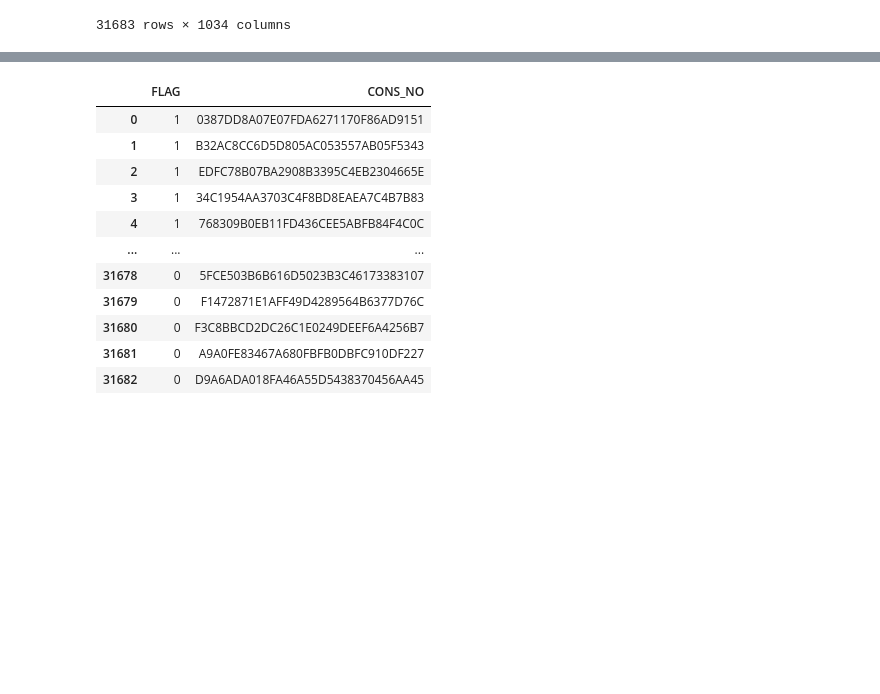
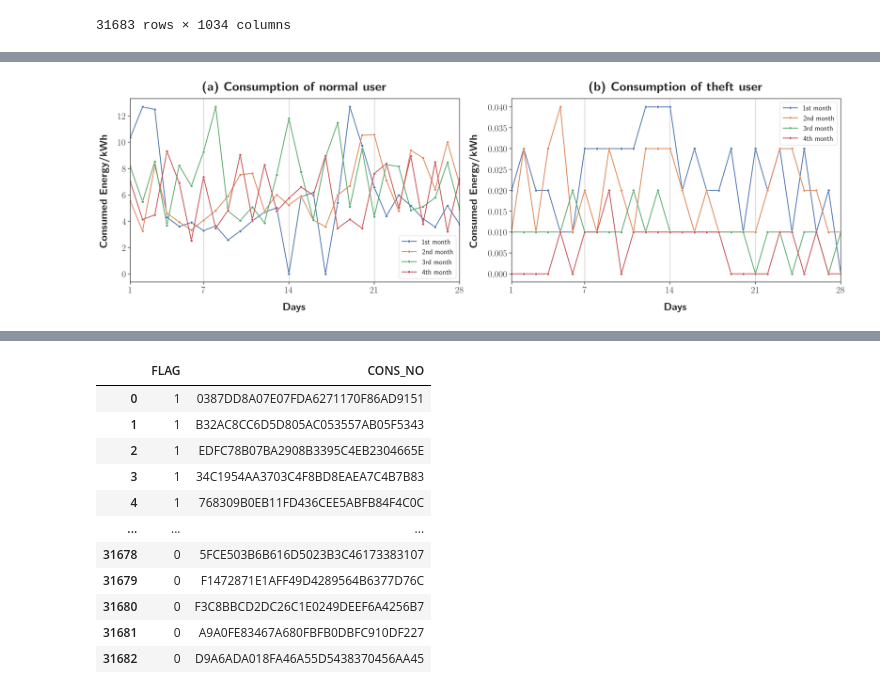
Before and after one commit to d41sys/electric-theft-detection, a Jupyter notebook: notebooks/preprocessing.ipynb, the cells around one changed output, grey strips where cells are left out. Drawn from its saved outputs; the diff is of its cells as text; code cells hidden in the pictures; blank space fills up the shorter version.

```diff
--- a/notebooks/preprocessing.ipynb
+++ b/notebooks/preprocessing.ipynb
@@ -486,0 +555,74 @@ cleaned_df
+# %%
+import matplotlib.pyplot as plt
+import seaborn as sns
+import pandas as pd
+import numpy as np
+
+mpl.rcParams.update(mpl.rcParamsDefault)
+
+plt.rcParams.update({
+    "text.usetex": True,
+    "font.family": "serif"
+})
+
+sns.set_theme(style="ticks")
+
+# Assuming df is your DataFrame and you want to visualize the first row
+rows = [cleaned_df.iloc[8976, 0+28*i:28*i+28] for i in range(1, 5)]
+
+# Flatten the list of rows
+flat_values = np.array(rows).flatten()
+
+# Create a new DataFrame for the selected data
+data = pd.DataFrame({
+    'Day': list(range(1, 29)) * len(rows),
+    'Value': flat_values,
+    # 'Residentals': [f'Residental {i+1}' for i in range(len(rows)) for _ in range(28)]
+    'Residentals': np.array([["1st month" for _ in range(28)], ["2nd month" for _ in range(28)], ["3rd month" for _ in range(28)], ["4th month" for _ in range(28)]]).flatten().tolist()
+})
+
+# Create a figure with 2 subplots
+fig, axs = plt.subplots(1, 2, figsize=(25, 8))
+
+# Create the first lineplot
+sns.lineplot(x='Day', y='Value', hue='Residentals', data=data, linewidth=2, marker='o', ax=axs[0])
+axs[0].set_title(r'\textbf{(a) Consumption of normal user}', fontsize=30, pad=20)
+axs[0].set_xlabel(r'\textbf{Days}', fontsize=25, labelpad=20)
+axs[0].set_ylabel(r'\textbf{Consumed Energy/kWh}', fontsize=25, labelpad=20)
+axs[0].set_xticks([0, 1, 7, 14, 21, 28])
+axs[0].tick_params(axis='both', which='major', labelsize=22)
+axs[0].grid(True, which='both', axis='x', color='gray', linewidth=0.5)
+axs[0].set_xlim(1, 28)
+axs[0].legend(fontsize='x-large')  # Change font size of legend
+
+# Assuming df is your DataFrame and you want to visualize the first row
+rows = [cleaned_df.iloc[100, 0+28*i:28*i+28] for i in range(1, 5)]
+
+# Flatten the list of rows
+flat_values = np.array(rows).flatten()
+
+# Create a new DataFrame for the selected data
+data = pd.DataFrame({
+    'Day': list(range(1, 29)) * len(rows),
+    'Value': flat_values,
+    # 'Residentals': [f'Residental {i+1}' for i in range(len(rows)) for _ in range(28)]
+    'Residentals': np.array([["1st month" for _ in range(28)], ["2nd month" for _ in range(28)], ["3rd month" for _ in range(28)], ["4th month" for _ in range(28)]]).flatten().tolist()
+})
+
+# Create the second lineplot
+# (replace 'data2' with your second DataFrame)
+sns.lineplot(x='Day', y='Value', hue='Residentals', data=data, linewidth=2, marker='o', ax=axs[1])
+axs[1].set_title(r'\textbf{(b) Consumption of theft user}', fontsize=30, pad=20)
+axs[1].set_xlabel(r'\textbf{Days}', fontsize=25, labelpad=20)
+axs[1].set_ylabel(r'\textbf{Consumed Energy/kWh}', fontsize=25, labelpad=20)
+axs[1].set_xticks([0, 1, 7, 14, 21, 28])
+axs[1].tick_params(axis='both', which='major', labelsize=22)
+axs[1].grid(True, which='both', axis='x', color='gray', linewidth=0.5)
+axs[1].set_xlim(1, 28)
+axs[1].legend(fontsize='x-large')  # Change font size of legend
+
+# Show the plot
+plt.tight_layout()
+plt.show()
+# %% [output]
+[figure, added]
```
Also changed, not shown: parts of 5 cells of this notebook, 2 other files.
